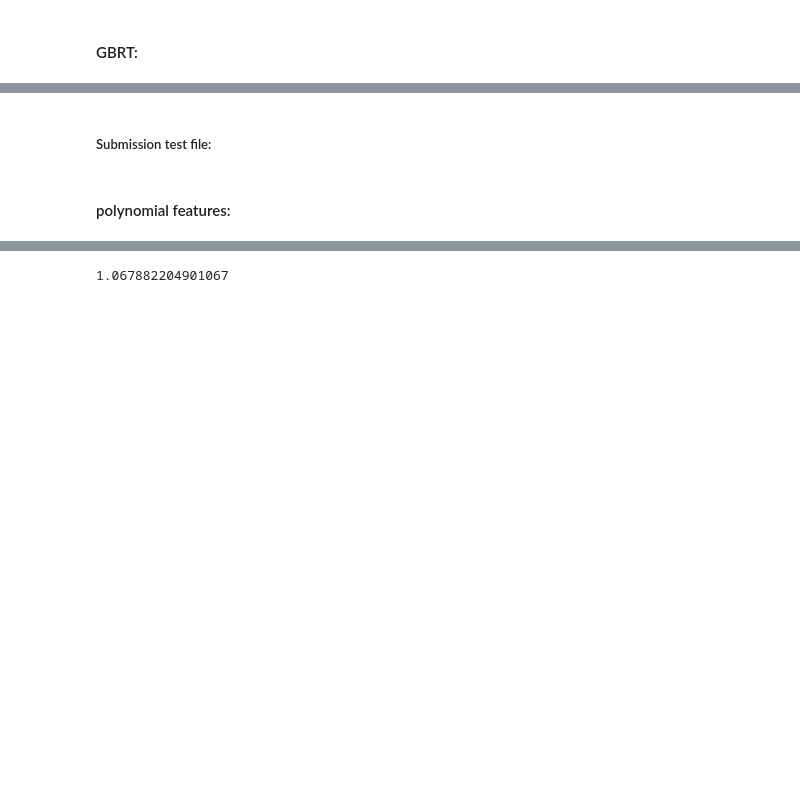
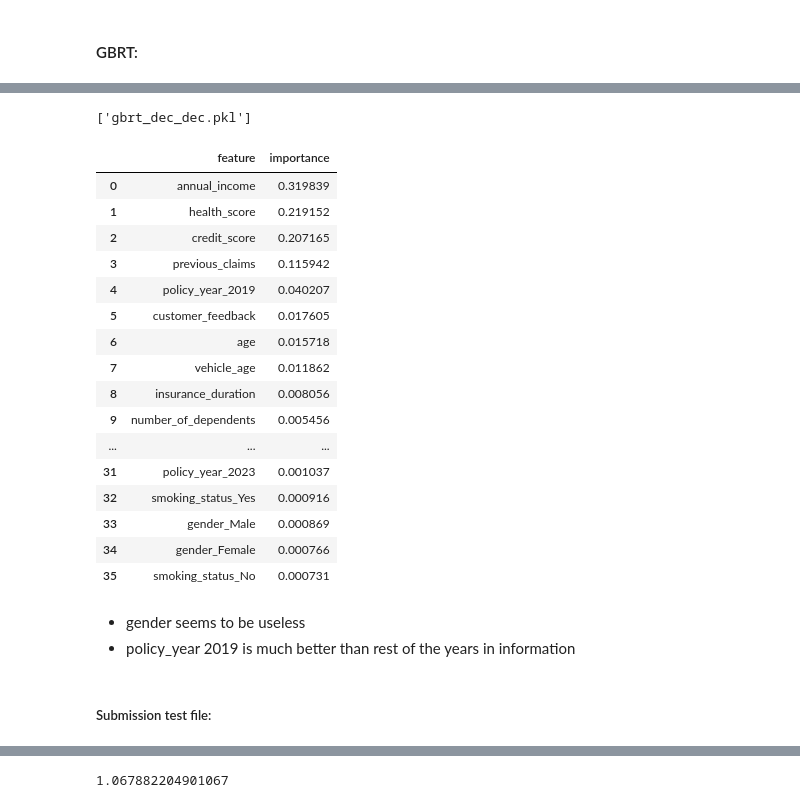
Before and after one commit to abhixshek/Kaggle-01-Insurance-Premium-Prediction, a Jupyter notebook: insurance_premium_pred.ipynb, the cells around one changed output, grey strips where cells are left out. Saved outputs shown, nothing was run; the diff lists cells and outputs as text; code cells hidden in the pictures; blank space fills up the shorter version.

```diff
--- a/insurance_premium_pred.ipynb
+++ b/insurance_premium_pred.ipynb
@@ -325,28 +328,33 @@ log_transform = FunctionTransformer(func=np.log)
+# %%
+polynomial_transform = FunctionTransformer(func=poly_func)
 # %%
 train_set['policy_year'] = pd.to_datetime(train_set['policy_start_date']).dt.year
 train_set['health_score_bins'] = health_score_bins(train_set['health_score'])
 train_set['credit_score_bins'] = credit_score_bins(train_set['credit_score'])
 # %%
-one_hot_cols = ['gender', 'marital_status', 'occupation', 'location',
-                'policy_type', 'smoking_status', 'property_type' , 'policy_year']
-ordinal_cols = ['customer_feedback', 'insurance_duration', 'education_level', 'exercise_frequency', 'number_of_dependents', 'previous_claims']
-bucketized_cols = ['health_score_bins', 'credit_score_bins']
 num_cols_trans = ['annual_income']
 num_cols = ['age',
             # 'credit_score', 'health_score',
             'vehicle_age']
-date_cols = ['policy_start_date']
+ordinal_cols = ['customer_feedback', 'insurance_duration', 'education_level', 'exercise_frequency', 'number_of_dependents', 'previous_claims']
+one_hot_cols = ['gender', 'marital_status', 'occupation', 'location',
+                'policy_type', 'smoking_status', 'property_type' , 'policy_year']
+# bucketized_cols = ['health_score_bins', 'credit_score_bins']
+polynomial_columns = ['credit_score', 'health_score']
 
 num_cols_trans_pipeline = make_pipeline(SimpleImputer(strategy="median"), log_transform, StandardScaler())
 num_cols_pipeline = make_pipeline(SimpleImputer(strategy="median"), StandardScaler())
 ordinal_encoding_pipeline = make_pipeline(SimpleImputer(strategy="most_frequent"), OrdinalEncoder(handle_unknown="use_encoded_value", unknown_value=20))
 one_hot_encoding_pipeline = make_pipeline(SimpleImputer(strategy="most_frequent"), OneHotEncoder(handle_unknown="ignore"))
-bucketize_pipeline = make_pipeline(SimpleImputer(strategy="most_frequent"))
+# bucketize_pipeline = make_pipeline(SimpleImputer(strategy="most_frequent"))
+polynomial_pipeline = make_pipeline(SimpleImputer(strategy="median"), StandardScaler(), polynomial_transform)
+
 preprocessing = make_column_transformer((num_cols_trans_pipeline, num_cols_trans),
                                         (num_cols_pipeline, num_cols),
                                         (ordinal_encoding_pipeline, ordinal_cols),
                                         (one_hot_encoding_pipeline, one_hot_cols),
-                                        (bucketize_pipeline, bucketized_cols),
+                                        # (bucketize_pipeline, bucketized_cols),
+                                        (polynomial_pipeline, polynomial_columns),
                                         remainder="drop")
 # %%
 preprocessing
@@ -439,3 +509,39 @@ gbrt_reg.fit(X_train, np.log(y_train))
+# %%
+joblib.dump(gbrt_reg, "gbrt_dec_dec.pkl")
+# %% [output]
+['gbrt_dec_dec.pkl']
+# %%
+features_out = []
+for transformer in gbrt_reg['preprocessing'].transformers_[:-1]:
+    if transformer[0] == 'pipeline-1' or transformer[0] == 'pipeline-5':
+        features_out += transformer[-1]
+    else:
+        features_out += list(transformer[1].get_feature_names_out())
+# %%
+df = pd.DataFrame(list(zip(features_out, gbrt_reg['gbrt'].feature_importances_)), columns=["feature", "importance"])
+# %%
+df.sort_values(by="importance", ascending=False, ignore_index=True)
+# %% [output]
+|  | feature | importance |
+| 0 | annual_income | 0.319839 |
+| 1 | health_score | 0.219152 |
+| 2 | credit_score | 0.207165 |
+| 3 | previous_claims | 0.115942 |
+| 4 | policy_year_2019 | 0.040207 |
+| 5 | customer_feedback | 0.017605 |
+| 6 | age | 0.015718 |
+| 7 | vehicle_age | 0.011862 |
+| 8 | insurance_duration | 0.008056 |
+| 9 | number_of_dependents | 0.005456 |
+| ... | ... | ... |
+| 31 | policy_year_2023 | 0.001037 |
+| 32 | smoking_status_Yes | 0.000916 |
+| 33 | gender_Male | 0.000869 |
+| 34 | gender_Female | 0.000766 |
+| 35 | smoking_status_No | 0.000731 |
+# %% [markdown]
+ - gender seems to be useless
+ - policy_year 2019 is much better than rest of the years in information
 # %% [markdown]
 ##### Submission test file:
 # %%
@@ -455,8 +561,6 @@ def submission_generation(test_df, model):
     submission_df.to_csv('submission_binning.csv', index=False)
 # %%
 submission_generation(test_df, gbrt_reg)
-# %% [markdown]
-#### polynomial features:
 # %%
 rnd_forest_reg = Pipeline([
     ("preprocessing", preprocessing),
```
Also changed, not shown: parts of 21 cells of this notebook, 6 other files.
